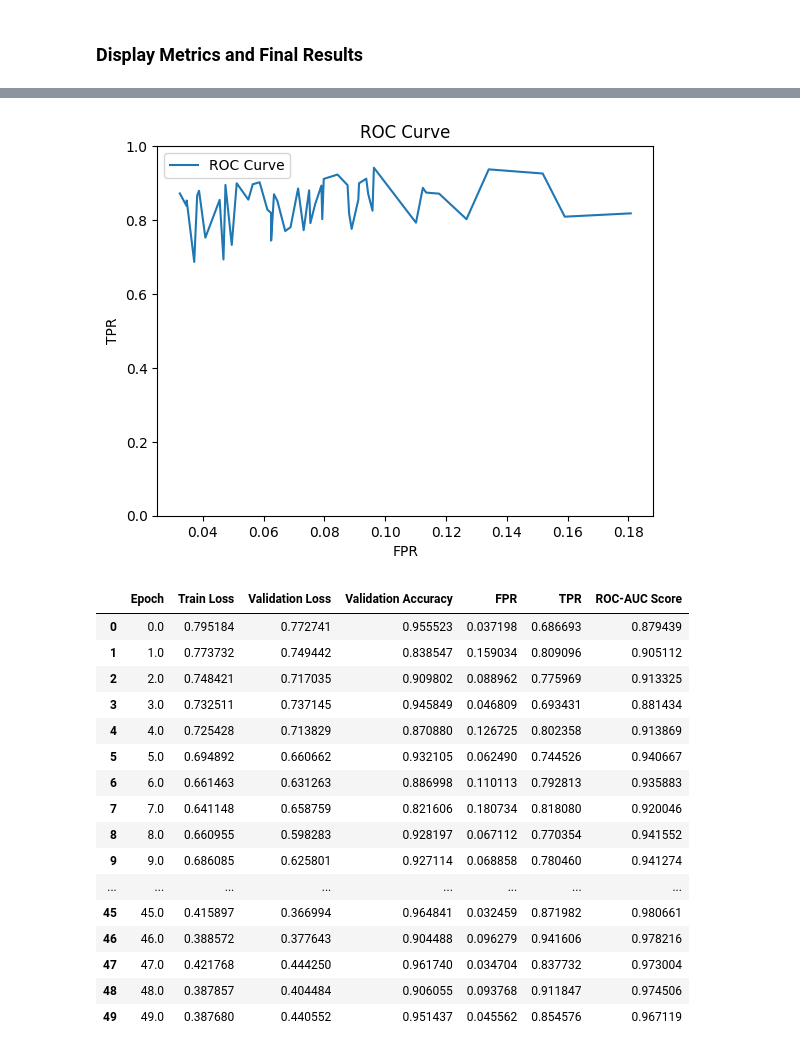
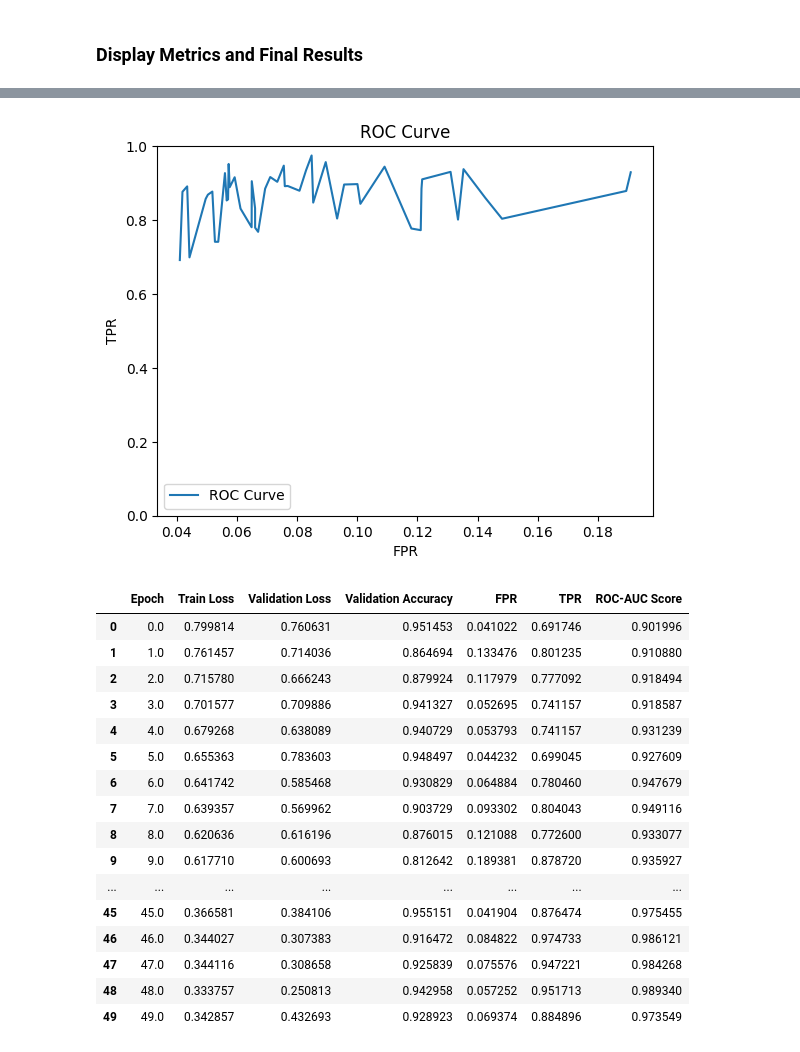
Before and after one commit to erich-m/multisource_ML_research, a Jupyter notebook: code/ml_training/rnn.ipynb, the cells around one changed output, grey strips where cells are left out. Cells and saved outputs as stored; diff of their text form; code cells hidden in the pictures.

```diff
--- a/code/ml_training/rnn.ipynb
+++ b/code/ml_training/rnn.ipynb
@@ -273,7 +229,0 @@ pos_weight is essentially a weight appllied to the positive class. General appro
-# %%
-# pos_weight controls the weighting in favour of the positive class
-# pos_weight = torch.tensor(32).to(device)
-pos_weight = pos_weight_torch_value.to(device)
-criterion = nn.BCEWithLogitsLoss(pos_weight=pos_weight) # Binary Cross Entropy loss function with the pos_weight, applies sigmoid at the end when calculating loss
-params = list(lstm.parameters()) + list(fc1.parameters()) + list(fc2.parameters()) # collect all trainable parameters
-optimizer = torch.optim.Adam(params,lr=learning_rate) # use the adam optimizer for the model and set the learning rate, used to update the parameters
@@ -416,0 +423,8 @@ Confusion Matrix:
+# %%
+param_grid = {
+    'hidden_size': [64,128,256],
+    'num_layers': [2,3,4],
+    'dropout_rate': [0.05,0.1,0.2,0.3],
+    'learning_rate': [0.01,0.005,0.001,0.0005,0.0001],
+    'num_epochs': [50]
+}
@@ -416,0 +433,17 @@ Confusion Matrix:
+# %%
+# last run took 4068m 52.9s
+# best params: {'hidden_size': 256,
+#   'num_layers': 3,
+#   'dropout_rate': 0.3,
+#   'learning_rate': 0.0001,
+#   'num_epochs': 50}
+
+grid_results = grid_search(
+    param_grid=param_grid,
+    train_windows_tensor=train_windows_tensor,
+    train_targets_tensor=train_targets_tensor,
+    validation_windows_tensor=validation_windows_tensor,
+    validation_targets_tensor=validation_targets_tensor,
+    input_size=total_features,
+    device=device
+)
@@ -416,0 +480,3 @@ Confusion Matrix:
+# %%
+# sort grid search results by best_roc_auc score. Can use the following to sort: best_roc_auc, best_validation_accuracy, -best_validation_loss
+sorted_grid_results = sorted(grid_results,key=lambda x: x['best_roc_auc'],reverse=True)
@@ -429,28 +517,28 @@ plt.show()
 # %%
-sns.lineplot(data=metrics_df, x='FPR', y='TPR', label='ROC Curve')
+sns.lineplot(data=sorted_grid_results[0]['metrics_df'], x='FPR', y='TPR', label='ROC Curve')
 plt.title('ROC Curve')
 plt.ylim(0, 1)
 plt.legend()
 plt.show()
 # %% [output]
-[figure, old version]
+[figure, new version]
 # %%
-metrics_df.head(50)
+sorted_grid_results[0]['metrics_df'].head(50)
 # %% [output]
 |  | Epoch | Train Loss | Validation Loss | Validation Accuracy | FPR | TPR | ROC-AUC Score |
-| 0 | 0.0 | 0.795184 | 0.772741 | 0.955523 | 0.037198 | 0.686693 | 0.879439 |
-| 1 | 1.0 | 0.773732 | 0.749442 | 0.838547 | 0.159034 | 0.809096 | 0.905112 |
-| 2 | 2.0 | 0.748421 | 0.717035 | 0.909802 | 0.088962 | 0.775969 | 0.913325 |
-| 3 | 3.0 | 0.732511 | 0.737145 | 0.945849 | 0.046809 | 0.693431 | 0.881434 |
-| 4 | 4.0 | 0.725428 | 0.713829 | 0.870880 | 0.126725 | 0.802358 | 0.913869 |
-| 5 | 5.0 | 0.694892 | 0.660662 | 0.932105 | 0.062490 | 0.744526 | 0.940667 |
-| 6 | 6.0 | 0.661463 | 0.631263 | 0.886998 | 0.110113 | 0.792813 | 0.935883 |
-| 7 | 7.0 | 0.641148 | 0.658759 | 0.821606 | 0.180734 | 0.818080 | 0.920046 |
-| 8 | 8.0 | 0.660955 | 0.598283 | 0.928197 | 0.067112 | 0.770354 | 0.941552 |
-| 9 | 9.0 | 0.686085 | 0.625801 | 0.927114 | 0.068858 | 0.780460 | 0.941274 |
+| 0 | 0.0 | 0.799814 | 0.760631 | 0.951453 | 0.041022 | 0.691746 | 0.901996 |
+| 1 | 1.0 | 0.761457 | 0.714036 | 0.864694 | 0.133476 | 0.801235 | 0.910880 |
+| 2 | 2.0 | 0.715780 | 0.666243 | 0.879924 | 0.117979 | 0.777092 | 0.918494 |
+| 3 | 3.0 | 0.701577 | 0.709886 | 0.941327 | 0.052695 | 0.741157 | 0.918587 |
+| 4 | 4.0 | 0.679268 | 0.638089 | 0.940729 | 0.053793 | 0.741157 | 0.931239 |
+| 5 | 5.0 | 0.655363 | 0.783603 | 0.948497 | 0.044232 | 0.699045 | 0.927609 |
+| 6 | 6.0 | 0.641742 | 0.585468 | 0.930829 | 0.064884 | 0.780460 | 0.947679 |
+| 7 | 7.0 | 0.639357 | 0.569962 | 0.903729 | 0.093302 | 0.804043 | 0.949116 |
+| 8 | 8.0 | 0.620636 | 0.616196 | 0.876015 | 0.121088 | 0.772600 | 0.933077 |
+| 9 | 9.0 | 0.617710 | 0.600693 | 0.812642 | 0.189381 | 0.878720 | 0.935927 |
 | ... | ... | ... | ... | ... | ... | ... | ... |
-| 45 | 45.0 | 0.415897 | 0.366994 | 0.964841 | 0.032459 | 0.871982 | 0.980661 |
-| 46 | 46.0 | 0.388572 | 0.377643 | 0.904488 | 0.096279 | 0.941606 | 0.978216 |
-| 47 | 47.0 | 0.421768 | 0.444250 | 0.961740 | 0.034704 | 0.837732 | 0.973004 |
-| 48 | 48.0 | 0.387857 | 0.404484 | 0.906055 | 0.093768 | 0.911847 | 0.974506 |
-| 49 | 49.0 | 0.387680 | 0.440552 | 0.951437 | 0.045562 | 0.854576 | 0.967119 |
+| 45 | 45.0 | 0.366581 | 0.384106 | 0.955151 | 0.041904 | 0.876474 | 0.975455 |
+| 46 | 46.0 | 0.344027 | 0.307383 | 0.916472 | 0.084822 | 0.974733 | 0.986121 |
+| 47 | 47.0 | 0.344116 | 0.308658 | 0.925839 | 0.075576 | 0.947221 | 0.984268 |
+| 48 | 48.0 | 0.333757 | 0.250813 | 0.942958 | 0.057252 | 0.951713 | 0.989340 |
+| 49 | 49.0 | 0.342857 | 0.432693 | 0.928923 | 0.069374 | 0.884896 | 0.973549 |
```
Also changed, not shown: parts of 23 cells of this notebook, 2 other files.
